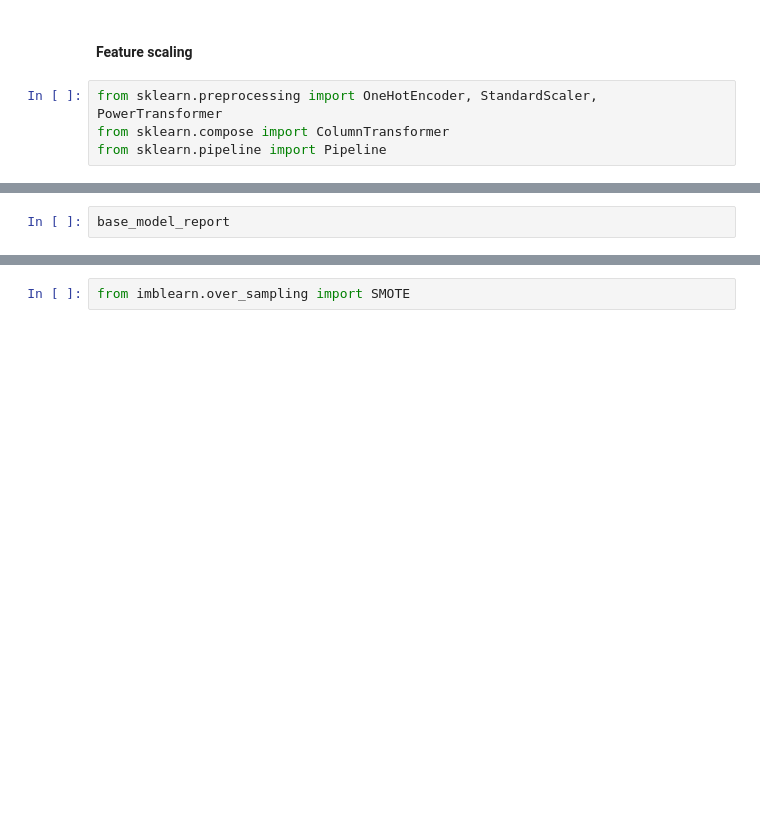
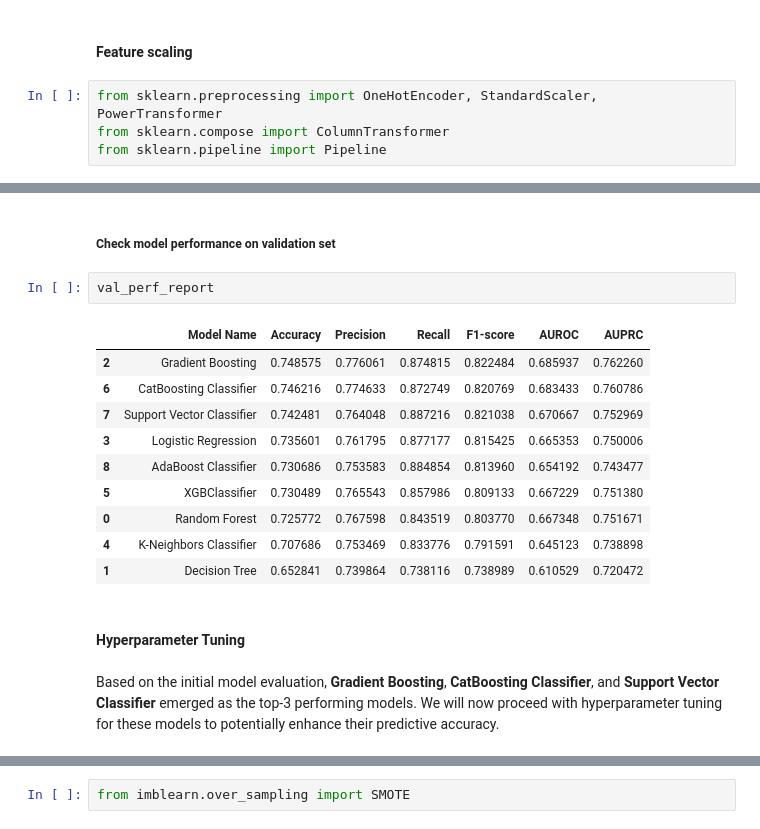
Before and after one commit to wanyingng/visa-approval-prediction, a Jupyter notebook: notebook/model_training.ipynb, the cells around one changed output, grey strips where cells are left out. Drawn from its saved outputs; the diff is of its cells as text; blank space fills up the shorter version.

```diff
--- a/notebook/model_training.ipynb
+++ b/notebook/model_training.ipynb
@@ -996,2 +1055,19 @@ base_model_report = evaluate_models(X_train=X_train, y_train=y_train,
+# %% [markdown]
+##### Check model performance on validation set
 # %%
-base_model_report
+val_perf_report
+# %% [output]
+|  | Model Name | Accuracy | Precision | Recall | F1-score | AUROC | AUPRC |
+| 2 | Gradient Boosting | 0.748575 | 0.776061 | 0.874815 | 0.822484 | 0.685937 | 0.762260 |
+| 6 | CatBoosting Classifier | 0.746216 | 0.774633 | 0.872749 | 0.820769 | 0.683433 | 0.760786 |
+| 7 | Support Vector Classifier | 0.742481 | 0.764048 | 0.887216 | 0.821038 | 0.670667 | 0.752969 |
+| 3 | Logistic Regression | 0.735601 | 0.761795 | 0.877177 | 0.815425 | 0.665353 | 0.750006 |
+| 8 | AdaBoost Classifier | 0.730686 | 0.753583 | 0.884854 | 0.813960 | 0.654192 | 0.743477 |
+| 5 | XGBClassifier | 0.730489 | 0.765543 | 0.857986 | 0.809133 | 0.667229 | 0.751380 |
+| 0 | Random Forest | 0.725772 | 0.767598 | 0.843519 | 0.803770 | 0.667348 | 0.751671 |
+| 4 | K-Neighbors Classifier | 0.707686 | 0.753469 | 0.833776 | 0.791591 | 0.645123 | 0.738898 |
+| 1 | Decision Tree | 0.652841 | 0.739864 | 0.738116 | 0.738989 | 0.610529 | 0.720472 |
+# %% [markdown]
+#### Hyperparameter Tuning
+# %% [markdown]
+Based on the initial model evaluation, **Gradient Boosting**, **CatBoosting Classifier**, and **Support Vector Classifier** emerged as the top-3 performing models. We will now proceed with hyperparameter tuning for these models to potentially enhance their predictive accuracy.
```
Also changed, not shown: parts of 50 cells of this notebook.
